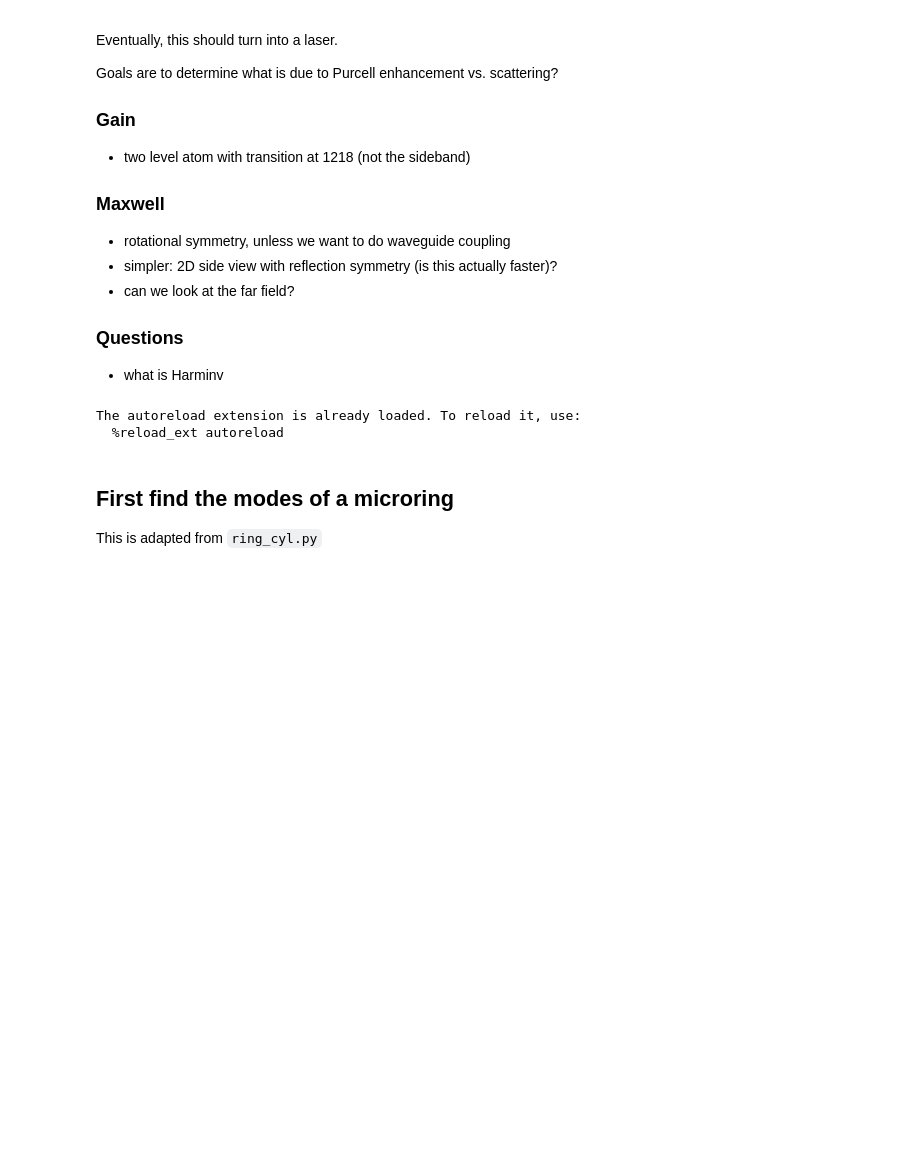
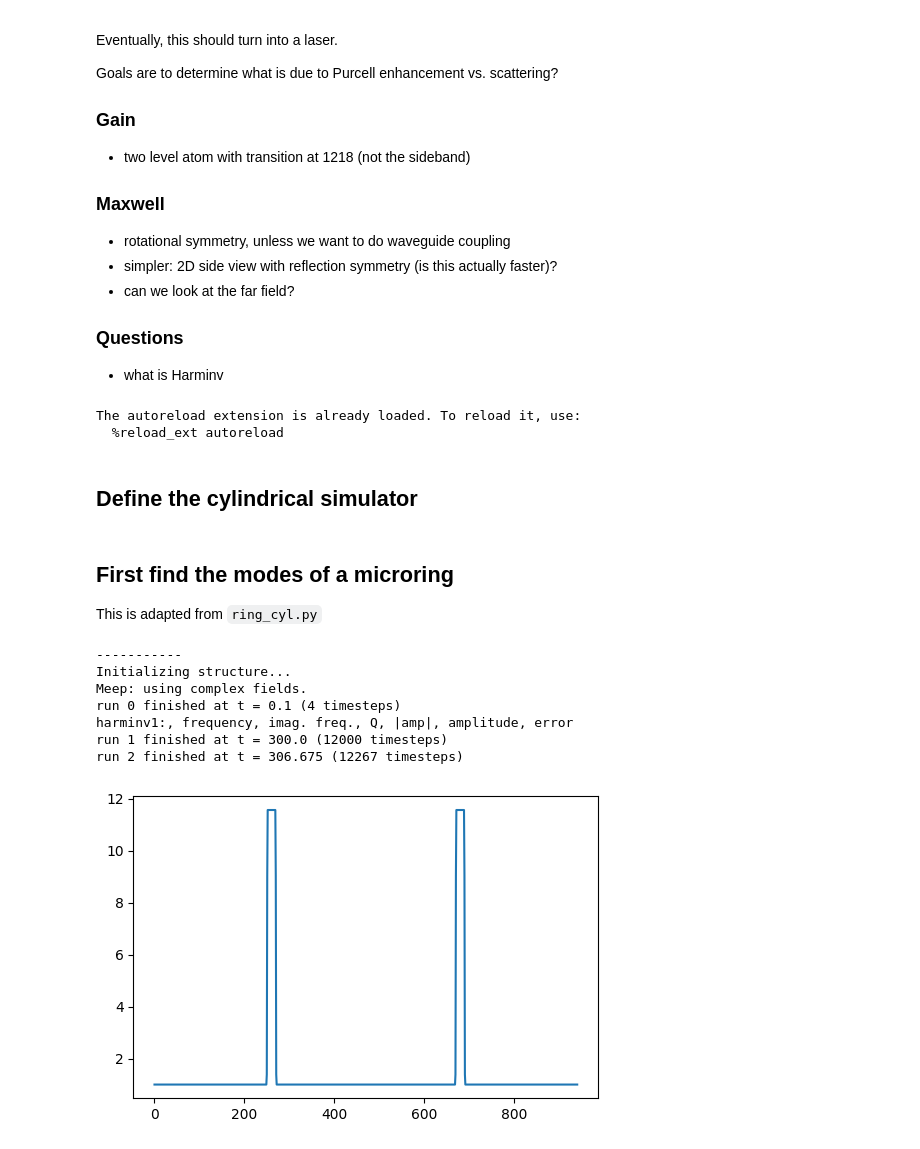
Before and after one commit to atait/jupyter-meep, a Jupyter notebook: notebooks/Microresonators/microdisk.ipynb, the cells around one changed output. Drawn from its saved outputs; the diff is of its cells as text; code cells hidden in the pictures; blank space fills up the shorter version.

```diff
--- a/notebooks/Microresonators/microdisk.ipynb
+++ b/notebooks/Microresonators/microdisk.ipynb
@@ -35,3 +35,5 @@ The autoreload extension is already loaded. To reload it, use:
 # %%
 io.fileDir = io.dataHome / 'microresonators'
 _ = io.pprintFileDir()
+# %% [markdown]
+## Define the cylindrical simulator
@@ -38,33 +70,23 @@ _ = io.pprintFileDir()
 # %% [markdown]
 ## First find the modes of a microring
 This is adapted from `ring_cyl.py`
-# %%
-from default_geometries import give_1d_microring_geometry
-
-def give_sim(geometry=None, fcen=0.15, m=3, src_r=1, dpml=32):
-    # m is rotational periods
-    if geometry is None:
-        geometry = give_1d_microring_geometry(r=10)
-    sr = geometry[0].size.x + dpml
-    cell = mp.Vector3(sr, 0, 0)
-    dimensions = mp.CYLINDRICAL
-
-    pml_layers = [mp.PML(dpml)]
-    resolution = 20
-
-    df = fcen * 2/3
-
-    # source must be rotationally symmetric too
-    sources = [mp.Source(src=mp.GaussianSource(fcen, fwidth=df),
-                         component=mp.Ez,
-                         center=mp.Vector3(src_r + 0.1))]
-
-    sim = mp.Simulation(cell_size=cell,
-                        geometry=geometry,
-                        boundary_layers=pml_layers,
-                        resolution=resolution,
-                        sources=sources,
-                        dimensions=dimensions,
-                        m=m,
-                       )
-    return sim
+# %%
+# Run it to find the resonant frequency
+sim, fcen, df = give_sim()
+show_geometry(sim)
+sim.run(mp.after_sources(mp.Harminv(mp.Ez, mp.Vector3(1 + 0.1), fcen, df)),
+        until_after_sources=200)
+
+sim.run(mp.in_volume(mp.Volume(center=mp.Vector3(), size=mp.Vector3(2 * sim.cell_size.x)), # both sides
+                     mp.at_beginning(mp.output_epsilon),
+                     mp.to_appended("ez", mp.at_every(1 / fcen / 20, mp.output_efield_z))),
+        until=1 / fcen)  # one period
+# %% [output]
+-----------
+Initializing structure...
+Meep: using complex fields.
+run 0 finished at t = 0.1 (4 timesteps)
+harminv1:, frequency, imag. freq., Q, |amp|, amplitude, error
+run 1 finished at t = 300.0 (12000 timesteps)
+run 2 finished at t = 306.675 (12267 timesteps)
+[figure, added]
```
Also changed, not shown: parts of 3 cells of this notebook, 13 other files.
